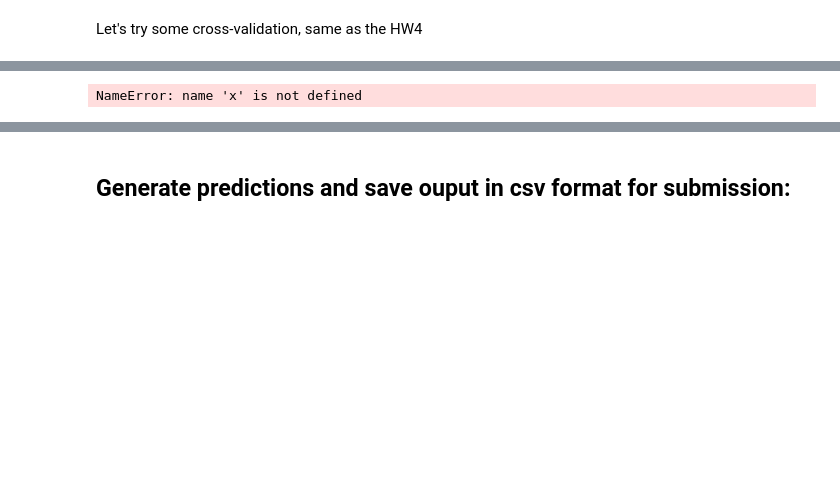
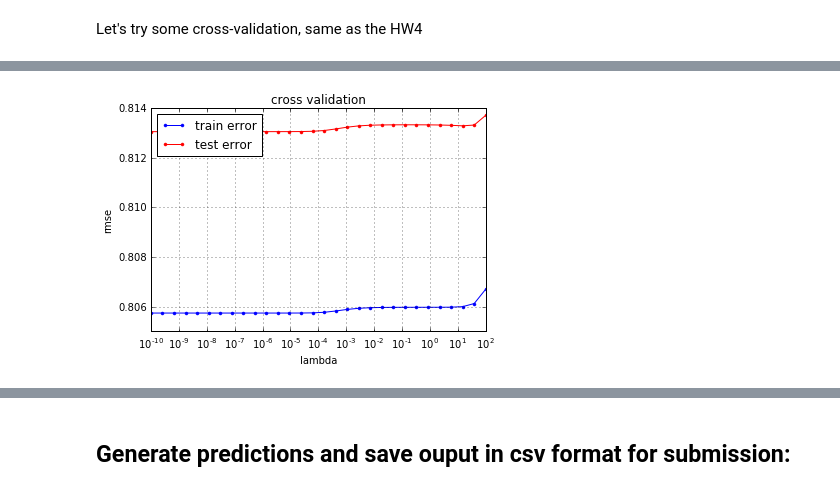
Before and after one commit to jmuth/PCML_project1, a Jupyter notebook: project1.ipynb, the cells around one changed output, grey strips where cells are left out. Drawn from its saved outputs; the diff is of its cells as text; code cells hidden in the pictures; blank space fills up the shorter version.

```diff
--- a/project1.ipynb
+++ b/project1.ipynb
@@ -63,3 +74,7 @@ Gradient Descent(9/9): loss=4.843661654483296e+57, w0=-2.566083625081383e+59, w1
+# %%
+# let's do a prediction only about first column, just for fun
+tx_first_column = build_poly(x_first_column, 2)
+loss, w = least_squares_SGD(y, tX, gamma, 15)
 # %%
 print(len(w))
 print(loss)
@@ -72,35 +102,30 @@ Let's try some cross-validation, same as the HW4
 from costs import *
 from build_polynomial import build_poly
 
-def cross_validation(y, x, k_indices, k, lambda_, degree):
+def cross_validation(y, tX, k_indices, k, lambda_):
     """return the loss of ridge regression."""
     # ***************************************************
     # INSERT YOUR CODE HERE
     # get k'th subgroup in test, others in train: TODO
     # ***************************************************
     ytest = y[k_indices[k]]
+    tXtest = tX[k_indices[k]]
 
-    not_k = np.array([i for i in range(len(x)) if i not in k_indices[k]])
+    not_k = np.array([i for i in range(len(y)) if i not in k_indices[k]])
     ytrain = y[not_k]
-    xtest = x[k_indices[k]]
-    xtrain = x[not_k]
-    # ***************************************************
-    # INSERT YOUR CODE HERE
-    # form data with polynomial degree: TODO
-    # ***************************************************
-    txtrain = build_poly(xtrain, degree)
-    txtest = build_poly(xtest, degree)
+    tXtrain = tX[not_k]
+
     # ***************************************************
     # INSERT YOUR CODE HERE
     # ridge regression: TODO
     # ***************************************************
-    w = ridge_regression(ytrain, txtrain, lambda_)
+    _, w = ridge_regression(ytrain, tXtrain, lambda_)
     # ***************************************************
     # INSERT YOUR CODE HERE
     # calculate the loss for train and test data: TODO
     # ***************************************************
-    loss_tr = compute_rmse(ytrain, txtrain, w)
-    loss_te = compute_rmse(ytest, txtest, w)
+    loss_tr = compute_loss(ytrain, tXtrain, w)
+    loss_te = compute_loss(ytest, tXtest, w)
 
 
     return loss_tr, loss_te
@@ -108,34 +142,33 @@ def cross_validation(y, x, k_indices, k, lambda_, degree):
 from plots import cross_validation_visualization
 from build_k_indices import *
 
 def cross_validation_demo():
     seed = 1
-    degree = 7
     k_fold = 4
-    lambdas = np.logspace(-4, 2, 30)
+    lambdas = np.logspace(-10, 2, 30)
     # split data in k fold
     k_indices = build_k_indices(y, k_fold, seed)
     # define lists to store the loss of training data and test data
     mse_tr = []
     mse_te = []
     # ***************************************************
     # INSERT YOUR CODE HERE
     # cross validation: TODO
     # ***************************************************
     for lambda_ in lambdas:
         trainerrors = []
         testerrors = []
         for k in range(k_fold):
-            trainerror, testerror = cross_validation(y, x, k_indices, k, lambda_, degree)
+            trainerror, testerror = cross_validation(y, tX, k_indices, k, lambda_)
             trainerrors.append(trainerror)
             testerrors.append(testerror)
 
         mse_tr.append(np.mean(trainerrors))
         mse_te.append(np.mean(testerrors))
 
 
     cross_validation_visualization(lambdas, mse_tr, mse_te)
 
 cross_validation_demo()
 # %% [output]
-NameError: name 'x' is not defined
+[figure, added]
```
Also changed, not shown: parts of 15 cells of this notebook, 7 other files.
